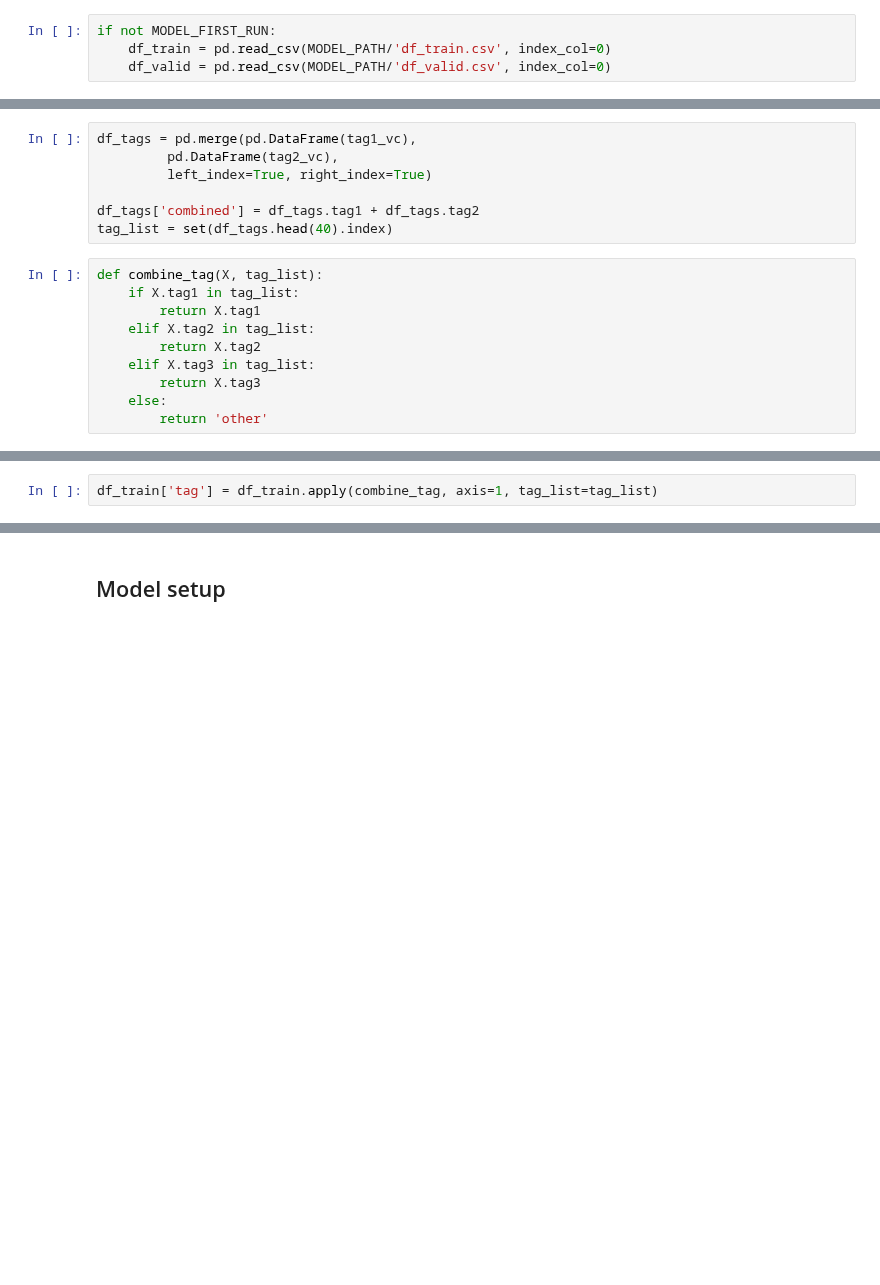
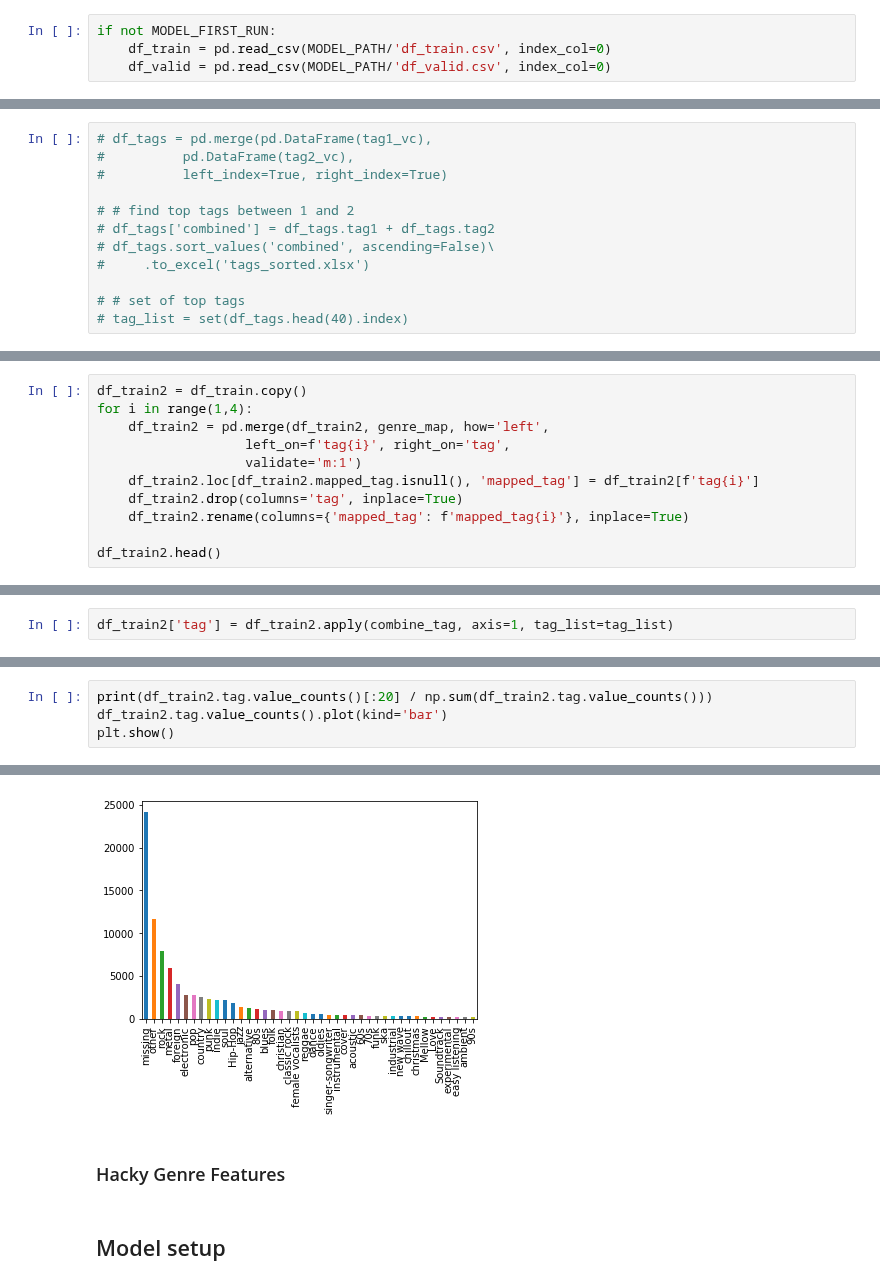
Before and after one commit to jrosenfeld13/capstone-deep-lyrics, a Jupyter notebook: notebooks/4.2-PRELIM-MM-108k-pre.ipynb, the cells around one changed output, grey strips where cells are left out. Cells and saved outputs as stored; diff of their text form; blank space fills up the shorter version.

Commit message:
hacky prelim genre only model

```diff
--- a/notebooks/4.2-MM-108k-pre.ipynb
+++ b/notebooks/4.2-PRELIM-MM-108k-pre.ipynb
@@ -114,17 +162,12 @@ tag3_vc = df_train.tag3.value_counts()
 # %%
-df_tags = pd.merge(pd.DataFrame(tag1_vc),
-         pd.DataFrame(tag2_vc),
-         left_index=True, right_index=True)
+# df_tags = pd.merge(pd.DataFrame(tag1_vc),
+#          pd.DataFrame(tag2_vc),
+#          left_index=True, right_index=True)
 
-df_tags['combined'] = df_tags.tag1 + df_tags.tag2
-tag_list = set(df_tags.head(40).index)
+# # find top tags between 1 and 2
+# df_tags['combined'] = df_tags.tag1 + df_tags.tag2
+# df_tags.sort_values('combined', ascending=False)\
+#     .to_excel('tags_sorted.xlsx')
+
+# # set of top tags
+# tag_list = set(df_tags.head(40).index)
-# %%
-def combine_tag(X, tag_list):
-    if X.tag1 in tag_list:
-        return X.tag1
-    elif X.tag2 in tag_list:
-        return X.tag2
-    elif X.tag3 in tag_list:
-        return X.tag3
-    else:
-        return 'other'
@@ -130,0 +207,11 @@ def combine_tag(X, tag_list):
+# %%
+df_train2 = df_train.copy()
+for i in range(1,4):
+    df_train2 = pd.merge(df_train2, genre_map, how='left',
+                   left_on=f'tag{i}', right_on='tag',
+                   validate='m:1')
+    df_train2.loc[df_train2.mapped_tag.isnull(), 'mapped_tag'] = df_train2[f'tag{i}']
+    df_train2.drop(columns='tag', inplace=True)
+    df_train2.rename(columns={'mapped_tag': f'mapped_tag{i}'}, inplace=True)
+
+df_train2.head()
@@ -131,2 +235,2 @@ def combine_tag(X, tag_list):
 # %%
-df_train['tag'] = df_train.apply(combine_tag, axis=1, tag_list=tag_list)
+df_train2['tag'] = df_train2.apply(combine_tag, axis=1, tag_list=tag_list)
@@ -161,0 +256,5 @@ Name: tag, dtype: int64
+# %%
+print(df_train2.tag.value_counts()[:20] / np.sum(df_train2.tag.value_counts()))
+df_train2.tag.value_counts().plot(kind='bar')
+plt.show()
+# %% [output]
@@ -162,3 +278,6 @@ Name: tag, dtype: int64
+[figure, added]
+# %% [markdown]
+### Hacky Genre Features
 # %% [markdown]
 ## Model setup
 # %%
```
Also changed, not shown: parts of 15 cells of this notebook, 1 other file.
